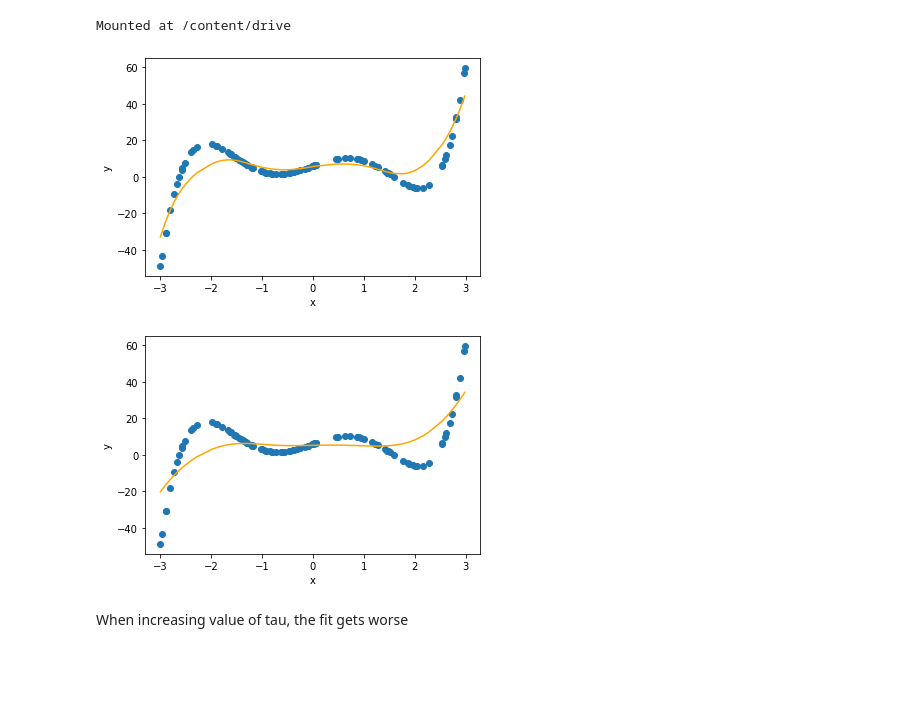
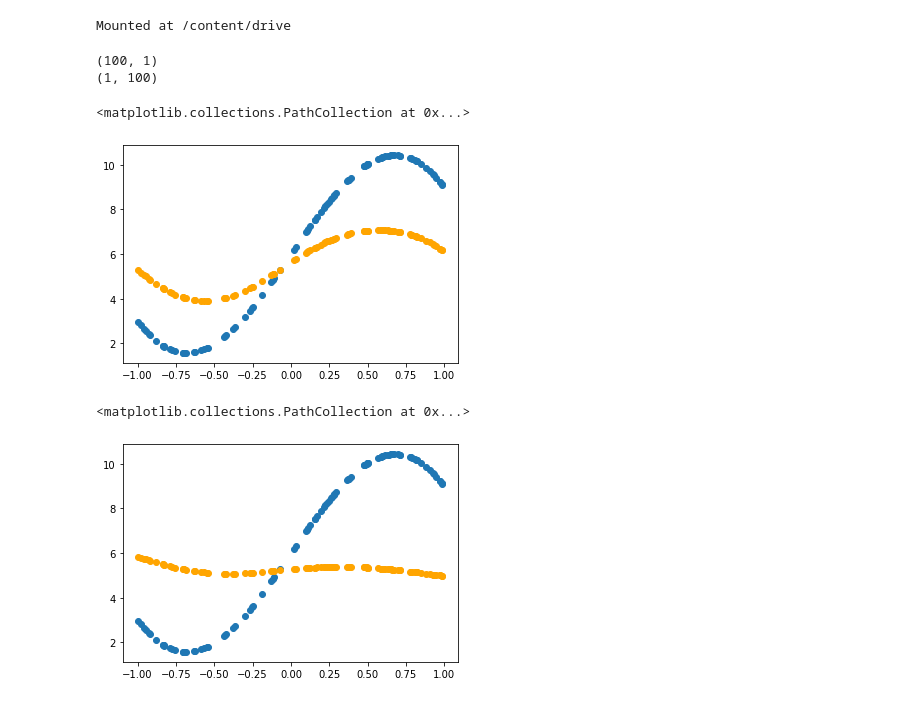
Before and after one commit to Dingyi-Kang/MachineLearningCS5783Assignment1, a Jupyter notebook: Assignment1_problem3.ipynb, the cells around one changed output. Saved outputs shown, nothing was run; the diff lists cells and outputs as text; code cells hidden in the pictures; blank space fills up the shorter version.

```diff
--- a/Assignment1_problem3.ipynb
+++ b/Assignment1_problem3.ipynb
@@ -48,58 +48,45 @@ def kernel(point, X, tau):
 # %%
 ''' load the array data from npy files '''
 x = np.load(xFilePath)
 y = np.load(yFilePath)
 xTs = np.load(xTestFilePath)
 yTs = np.load(yTestFilePath)
 
 ''' convert the data from array to matrix for ease of matrix operations later '''
 xTrain = np.mat(x)
 yTrain = np.mat(y)
 xTest = np.mat(xTs)
 yTest = np.mat(yTs)
-#print(xTrain.shape)
-#print(xTest.shape)
 
-'''
-add bias column to X with values of 1 to represent constant not variable
-create an array with size of m which is number of cloumns the array yTrain (i.e., number of target value y in trainning data)'''
-#print(yTrain.shape)
-m = np.shape(yTrain)[1]
-bias = np.ones((1, m), dtype = int)
-#print(bias)
-#print(xTrain)
+''' add bias column to XTrain with values of 1 to represent the bias term'''
+print(xTrain.shape)
+print(yTrain.shape)
+m = np.shape(xTrain)[0]
+bias = np.ones((m, 1), dtype = int)
+xTrain_ = np.append(xTrain, bias, axis=1)
+#print(xTrain_)
 
-''' horizontal stacking -- namely append xTrain matrix at the end of transpose of bias matrix '''
-XTrain = np.hstack((bias.T, xTrain))
-#print(X.shape)
-#print(X)
-
-''' predicting values using locally weighted regress algorithm  with tau value of 0.5'''
-# note: the shape of yTrain is (1, 100) while the shape of XTrain is (100, 2)
-pred_y = locallyWeightedRegression(XTrain, yTrain, 0.5)
-
-# making a copy the XTrain data so that when sorting it, we won't lose it
-xsort = XTrain.copy()
-xsort.sort(axis=0)
-plt.scatter(x, y)
-plt.plot(xsort[:, 1], pred_y[XTrain[:, 1].argsort(0)], color='orange')
-plt.xlabel('x')
-plt.ylabel('y')
-plt.show()
+''' add bias column to XTest with values of 1 to represent the bias term'''
+n = np.shape(xTest)[0]
+bias2 = np.ones((n, 1), dtype = int)
+xTest_ = np.append(xTest, bias2, axis=1)
+#print(xTest_)
+''' testing with tau value of 0.5 '''
+pred_y = locallyWeightedRegression(xTest_, xTrain_, yTrain, 0.5).reshape(n)
+#print(pred_y)
+plt.scatter(xTs, yTs)
+plt.scatter(xTs, pred_y, color='orange')
 # %% [output]
+(100, 1)
+(1, 100)
+<matplotlib.collections.PathCollection at 0x...>
-[figure, old version]
+[figure, new version]
 # %%
-# train the model with tau value of 0.8
-pred_y = locallyWeightedRegression(XTrain, yTrain, 0.8)
-
-xsort = XTrain.copy()
-xsort.sort(axis=0)
-plt.scatter(x, y)
-plt.plot(xsort[:, 1], pred_y[XTrain[:, 1].argsort(0)], color='orange')
-plt.xlabel('x')
-plt.ylabel('y')
-plt.show()
+''' testing with tau value of 0.8 '''
+pred_y = locallyWeightedRegression(xTest_, xTrain_, yTrain, 0.8).reshape(n)
+#print(pred_y)
+plt.scatter(xTs, yTs)
+plt.scatter(xTs, pred_y, color='orange')
 # %% [output]
+<matplotlib.collections.PathCollection at 0x...>
-[figure, old version]
+[figure, new version]
-# %% [markdown]
-When increasing value of tau, the fit gets worse
```
Also changed, not shown: parts of 10 cells of this notebook.
